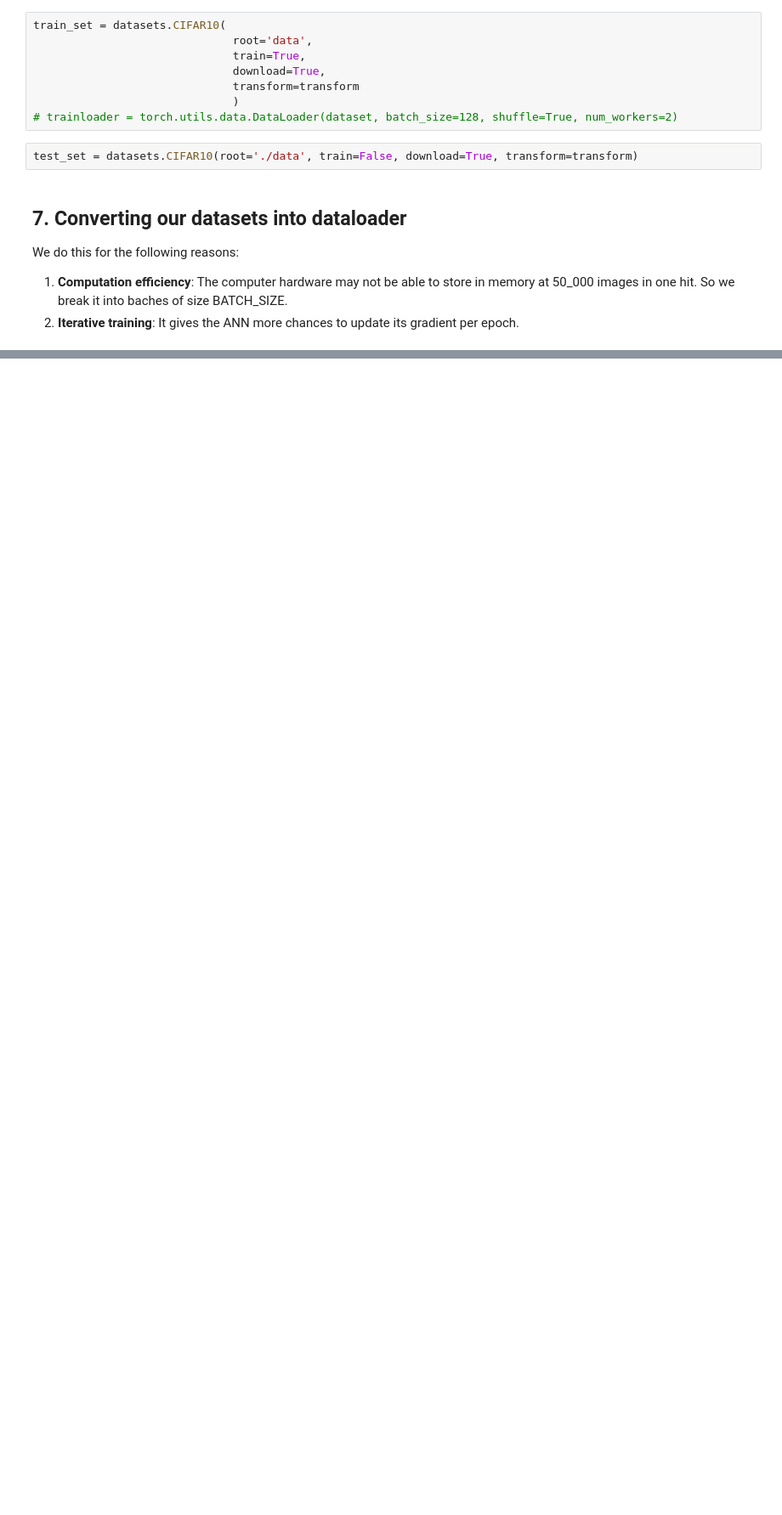
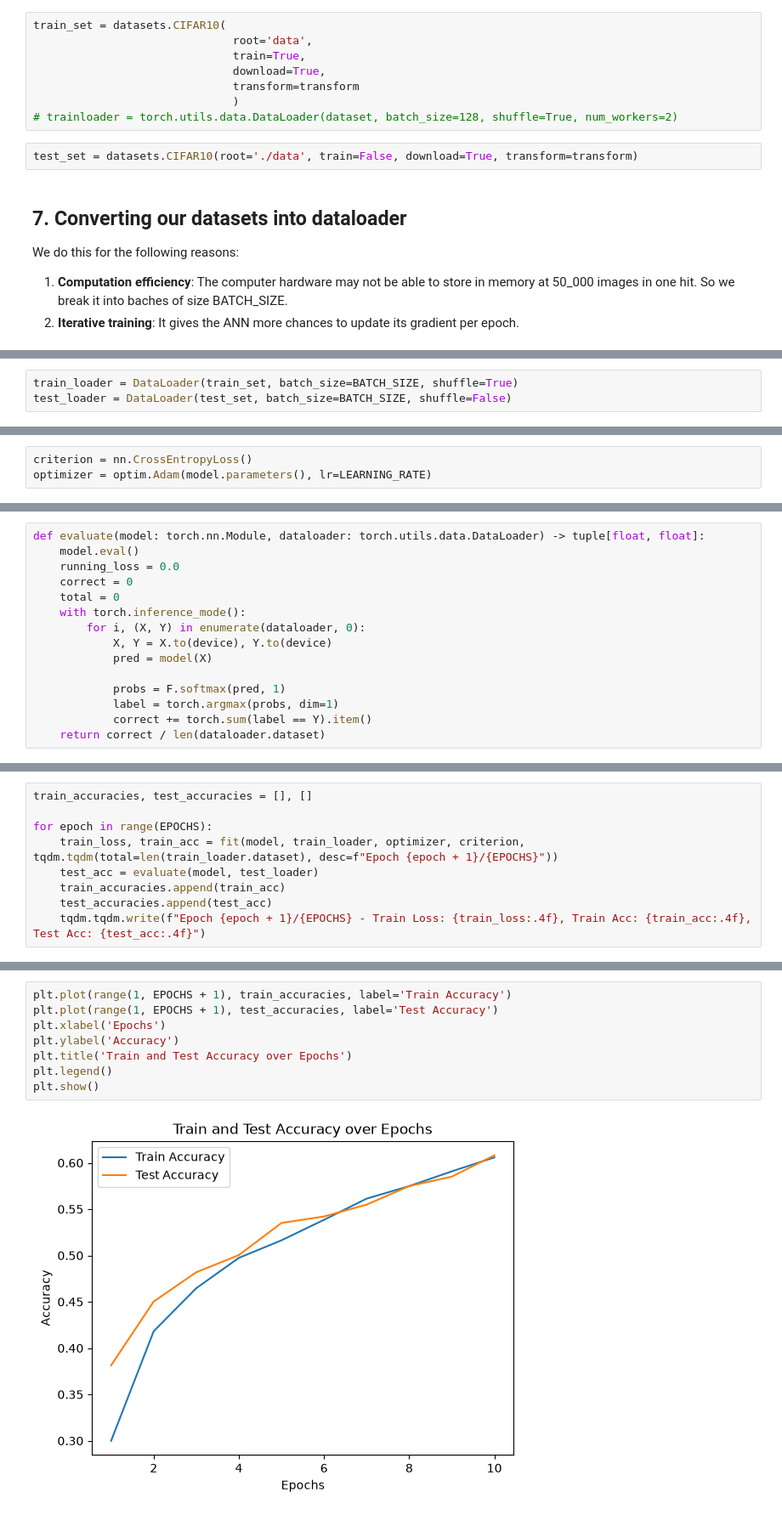
Before and after one commit to sergfer26/transformer-studio, a Jupyter notebook: notebooks/vision_transformer_on_CIFAR_pytoch.ipynb, the cells around one changed output, grey strips where cells are left out. Shown at 85% size. Cells and saved outputs as stored; diff of their text form; blank space fills up the shorter version.

```diff
--- a/notebooks/vision_transformer_on_CIFAR_pytoch.ipynb
+++ b/notebooks/vision_transformer_on_CIFAR_pytoch.ipynb
@@ -127,0 +128,3 @@ drive.mount('/content/drive')
+# %%
+train_loader = DataLoader(train_set, batch_size=BATCH_SIZE, shuffle=True)
+test_loader = DataLoader(test_set, batch_size=BATCH_SIZE, shuffle=False)
@@ -127,0 +245,3 @@ drive.mount('/content/drive')
+# %%
+criterion = nn.CrossEntropyLoss()
+optimizer = optim.Adam(model.parameters(), lr=LEARNING_RATE)
@@ -127,0 +301,15 @@ drive.mount('/content/drive')
+# %%
+def evaluate(model: torch.nn.Module, dataloader: torch.utils.data.DataLoader) -> tuple[float, float]:
+    model.eval()
+    running_loss = 0.0
+    correct = 0
+    total = 0
+    with torch.inference_mode():
+        for i, (X, Y) in enumerate(dataloader, 0):
+            X, Y = X.to(device), Y.to(device)
+            pred = model(X)
+
+            probs = F.softmax(pred, 1)
+            label = torch.argmax(probs, dim=1)
+            correct += torch.sum(label == Y).item()
+    return correct / len(dataloader.dataset)
@@ -127,0 +318,9 @@ drive.mount('/content/drive')
+# %%
+train_accuracies, test_accuracies = [], []
+
+for epoch in range(EPOCHS):
+    train_loss, train_acc = fit(model, train_loader, optimizer, criterion, tqdm.tqdm(total=len(train_loader.dataset), desc=f"Epoch {epoch + 1}/{EPOCHS}"))
+    test_acc = evaluate(model, test_loader)
+    train_accuracies.append(train_acc)
+    test_accuracies.append(test_acc)
+    tqdm.tqdm.write(f"Epoch {epoch + 1}/{EPOCHS} - Train Loss: {train_loss:.4f}, Train Acc: {train_acc:.4f}, Test Acc: {test_acc:.4f}")
@@ -127,0 +351,10 @@ drive.mount('/content/drive')
+# %%
+plt.plot(range(1, EPOCHS + 1), train_accuracies, label='Train Accuracy')
+plt.plot(range(1, EPOCHS + 1), test_accuracies, label='Test Accuracy')
+plt.xlabel('Epochs')
+plt.ylabel('Accuracy')
+plt.title('Train and Test Accuracy over Epochs')
+plt.legend()
+plt.show()
+# %% [output]
+[figure, added]
```
Also changed, not shown: parts of 28 cells of this notebook, 1 other file.
